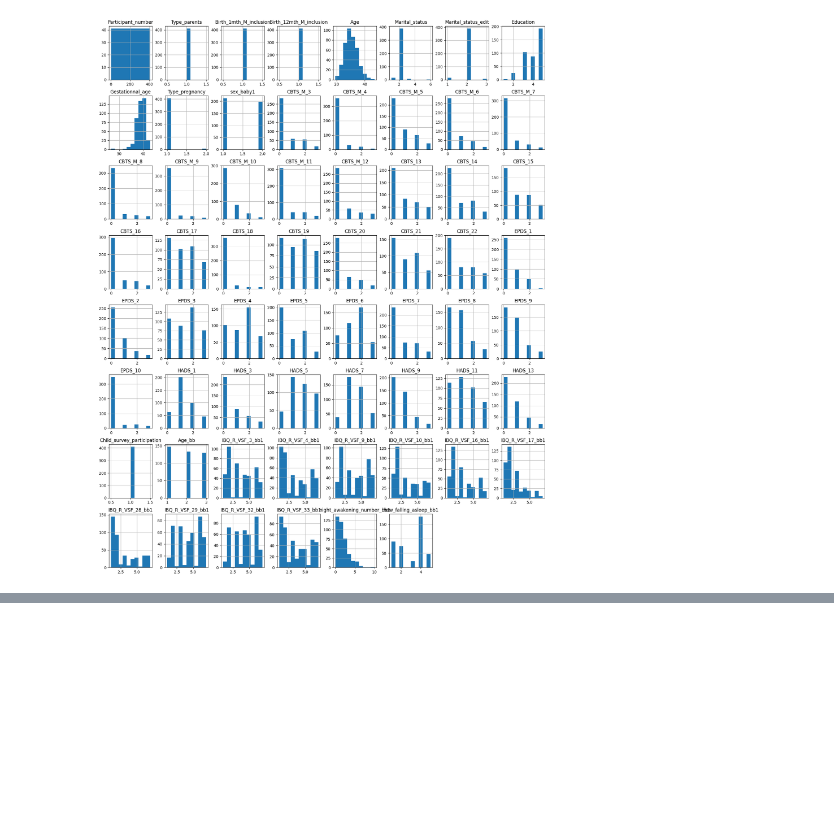
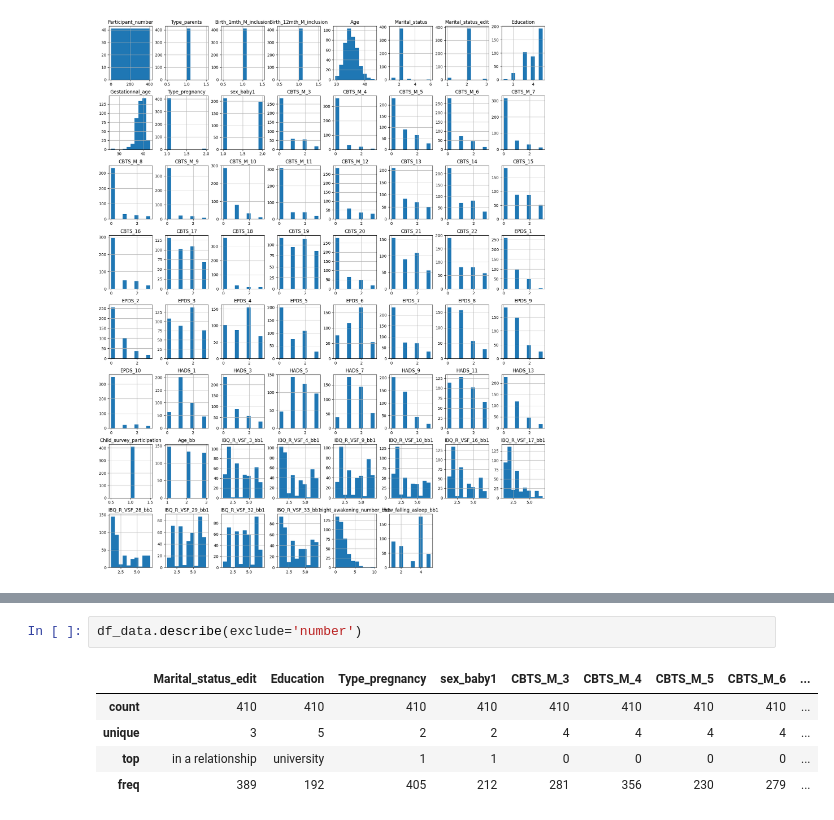
Before and after one commit to DRPwgu/maternal_health_on_infant_sleep, a Jupyter notebook: Data Exploration.ipynb, the cells around one changed output, grey strips where cells are left out. Drawn from its saved outputs; the diff is of its cells as text; blank space fills up the shorter version.

```diff
--- a/Data Exploration.ipynb
+++ b/Data Exploration.ipynb
@@ -200,0 +299,8 @@ df_data.drop(columns=[])
+# %%
+df_data.describe(exclude='number')
+# %% [output]
+|  | Marital_status_edit | Education | Type_pregnancy | sex_baby1 | CBTS_M_3 | CBTS_M_4 | CBTS_M_5 | CBTS_M_6 | ... |
+| count | 410 | 410 | 410 | 410 | 410 | 410 | 410 | 410 | ... |
+| unique | 3 | 5 | 2 | 2 | 4 | 4 | 4 | 4 | ... |
+| top | in a relationship | university | 1 | 1 | 0 | 0 | 0 | 0 | ... |
+| freq | 389 | 192 | 405 | 212 | 281 | 356 | 230 | 279 | ... |
```
Also changed, not shown: parts of 18 cells of this notebook, 1 other file.
